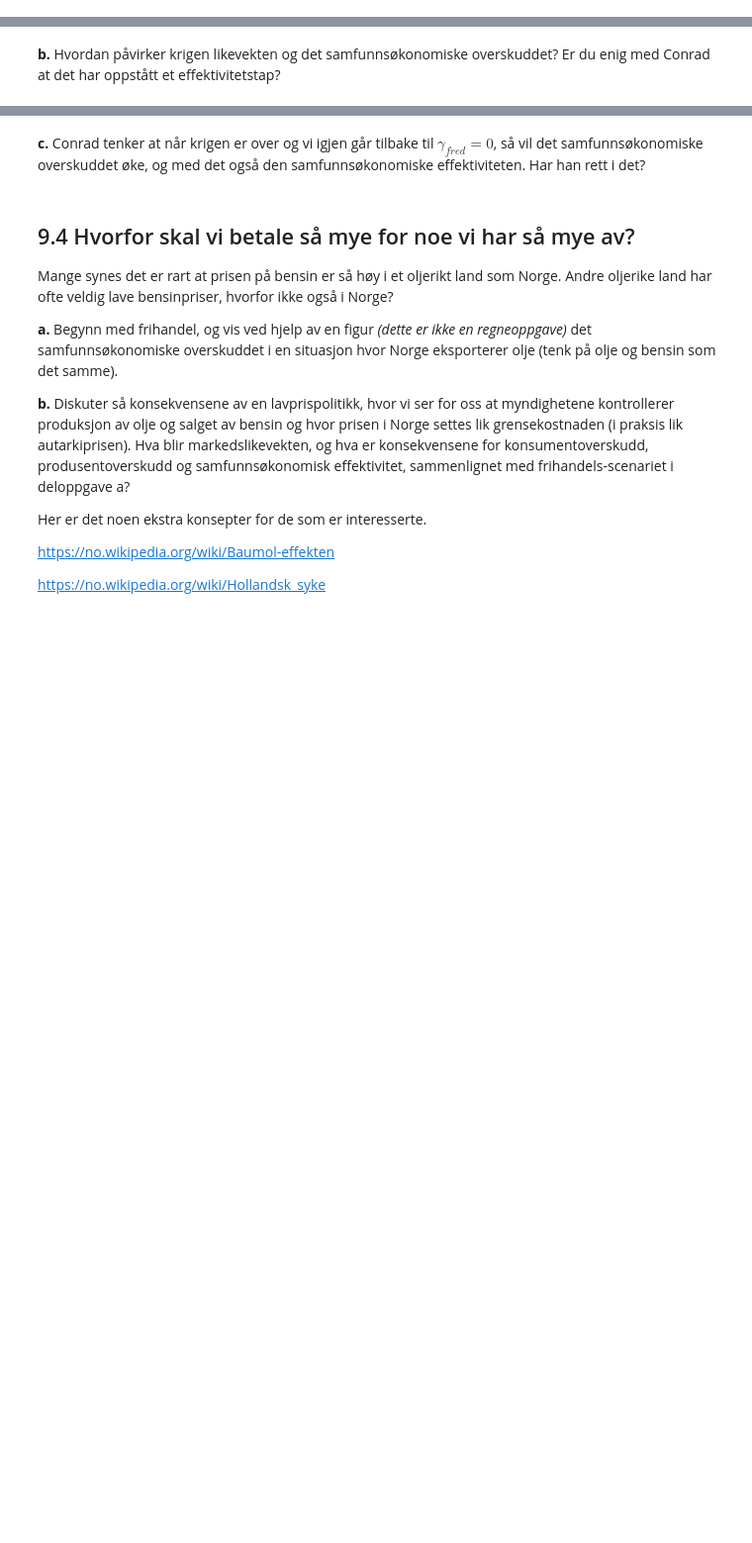
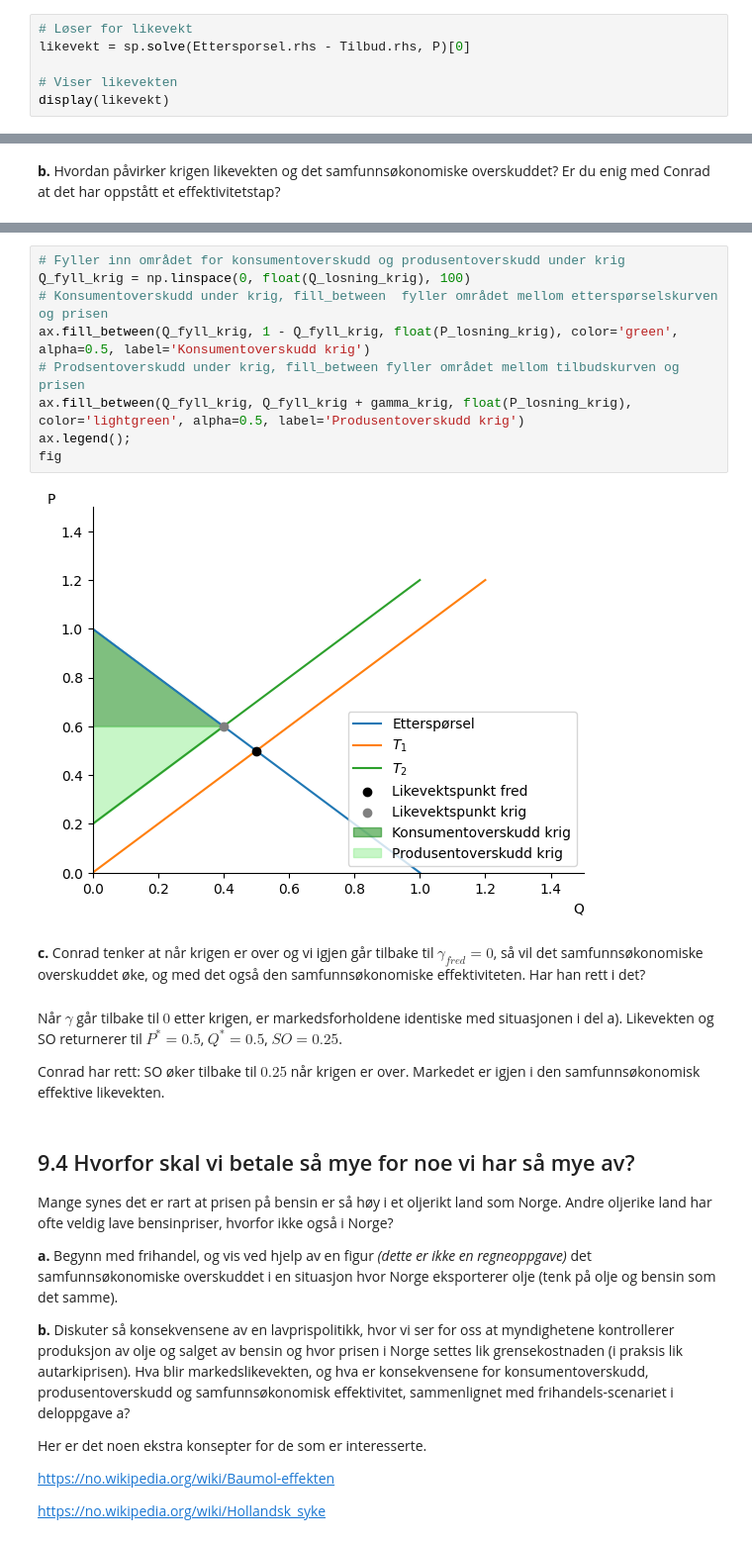
Before and after one commit to uit-sok-1303-v26/uit-sok-1303.v26.github.io, a Jupyter notebook: Markedsteori - Kapittel 9.ipynb, the cells around one changed output, grey strips where cells are left out. Shown at 99% size. Saved outputs shown, nothing was run; the diff lists cells and outputs as text; blank space fills up the shorter version.

```diff
--- a/Markedsteori - Kapittel 9.ipynb
+++ b/Markedsteori - Kapittel 9.ipynb
@@ -287,0 +305,6 @@ Før krigen i Ukraina så var $\gamma_{fred} = 0$, men med stansen av gasslevera
+# %%
+# Løser for likevekt
+likevekt = sp.solve(Ettersporsel.rhs - Tilbud.rhs, P)[0]
+
+# Viser likevekten
+display(likevekt)
@@ -305,5 +598,20 @@ Effektivitetstap: 0.09
+# %%
+# Fyller inn området for konsumentoverskudd og produsentoverskudd under krig
+Q_fyll_krig = np.linspace(0, float(Q_losning_krig), 100)
+# Konsumentoverskudd under krig, fill_between  fyller området mellom etterspørselskurven og prisen
+ax.fill_between(Q_fyll_krig, 1 - Q_fyll_krig, float(P_losning_krig), color='green', alpha=0.5, label='Konsumentoverskudd krig')
+# Prodsentoverskudd under krig, fill_between fyller området mellom tilbudskurven og prisen
+ax.fill_between(Q_fyll_krig, Q_fyll_krig + gamma_krig, float(P_losning_krig), color='lightgreen', alpha=0.5, label='Produsentoverskudd krig')
+ax.legend();
+fig
+# %% [output]
+[figure, added]
 # %% [markdown]
 **c.** Conrad tenker at når krigen er over og vi igjen går tilbake til $\gamma_{fred} = 0$, så vil det samfunnsøkonomiske overskuddet øke, og med det også den samfunnsøkonomiske effektiviteten. Har han rett i det?
+# %% [markdown]
+Når $\gamma$ går tilbake til $0$ etter krigen, er markedsforholdene identiske med situasjonen i del a). Likevekten og SO returnerer til $P^* = 0.5$, $Q^* = 0.5$, $SO = 0.25$.
+
+Conrad har rett: SO øker tilbake til $0.25$ når krigen er over. Markedet er igjen i den samfunnsøkonomisk effektive likevekten.
 # %% [markdown]
 
 
```
Also changed, not shown: parts of 26 cells of this notebook.
